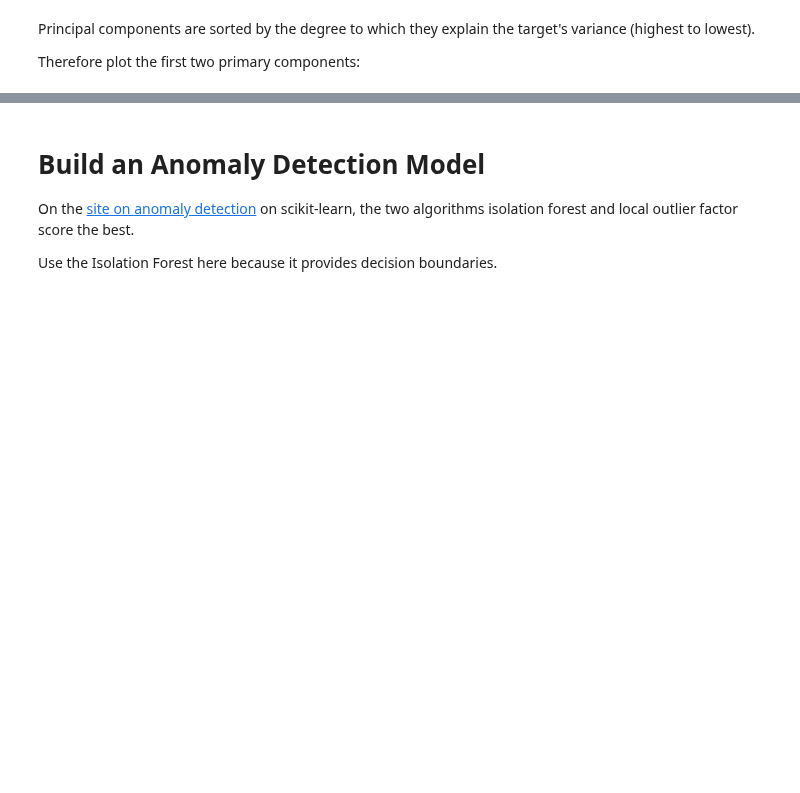
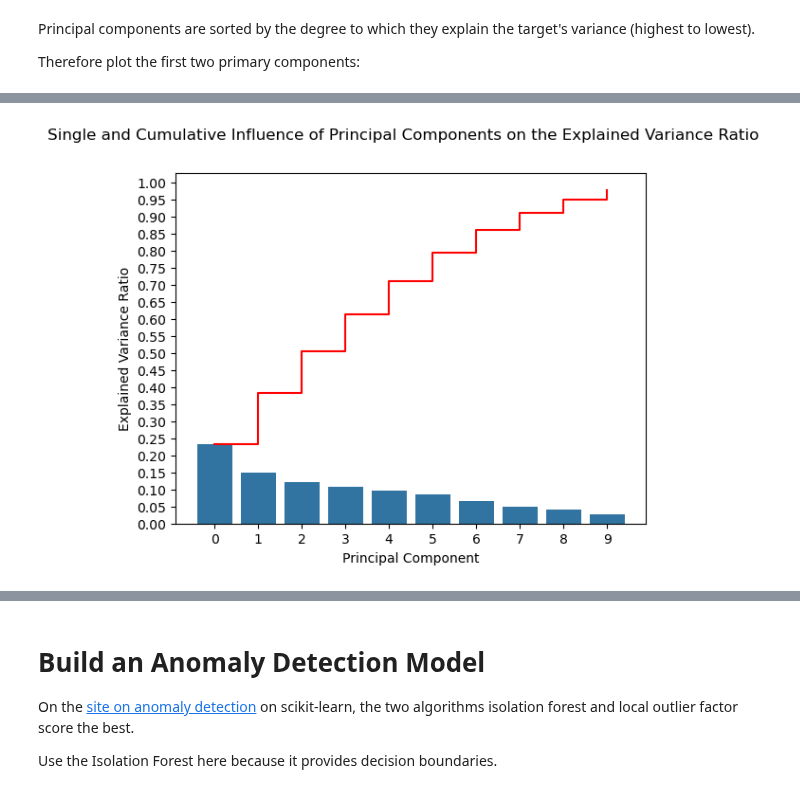
Before and after one commit to MarcoAigner/Machine-Learning-Practical, a Jupyter notebook: project_3/phase_1.ipynb, the cells around one changed output, grey strips where cells are left out. Drawn from its saved outputs; the diff is of its cells as text; code cells hidden in the pictures; blank space fills up the shorter version.

```diff
--- a/project_3/phase_1.ipynb
+++ b/project_3/phase_1.ipynb
@@ -177,0 +183,29 @@ plt.show()
+# %%
+# calculate cumulative explained ratios for plotting
+cumulative_explained_ratio = []
+
+# loop over each principal component's explained variance ratio
+for index, value in enumerate(pca.explained_variance_ratio_):
+    if len(cumulative_explained_ratio) == 0:
+        # save the first value as is
+        cumulative_explained_ratio.append(value)
+    else:
+        # add subsequent values to their predecessor and save
+        cumulative_explained_ratio.append(value + cumulative_explained_ratio[index -1])
+# %%
+# enable stacked plots by using the same axis
+fig, ax = plt.subplots()
+
+sns.barplot(pca.explained_variance_ratio_, ax=ax)
+sns.lineplot(cumulative_explained_ratio, ax=ax, drawstyle='steps-post', color='r', )
+
+ax.set_ylabel('Explained Variance Ratio')
+ax.set_xlabel('Principal Component')
+
+plt.yticks(np.linspace(0, 1, 21))
+
+plt.suptitle('Single and Cumulative Influence of Principal Components on the Explained Variance Ratio')
+
+plt.show()
+# %% [output]
+[figure, added]
```
Also changed, not shown: parts of 9 cells of this notebook.
